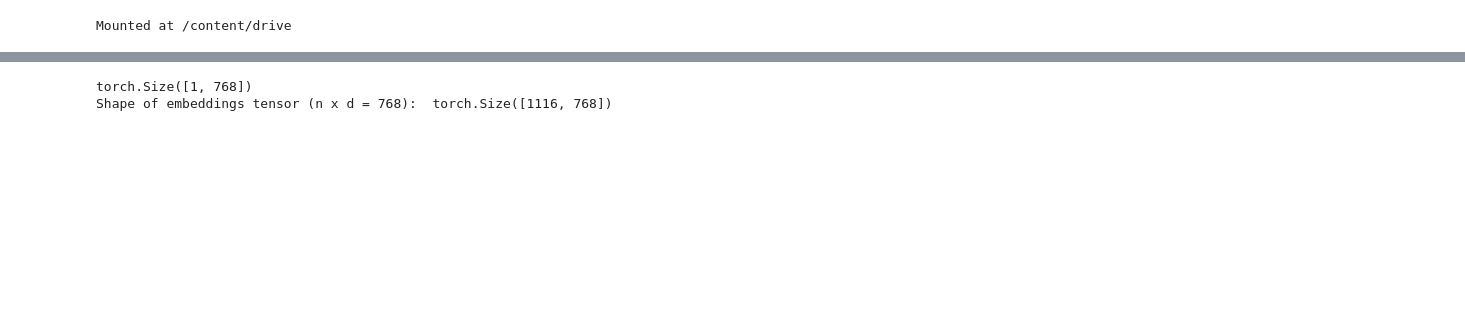
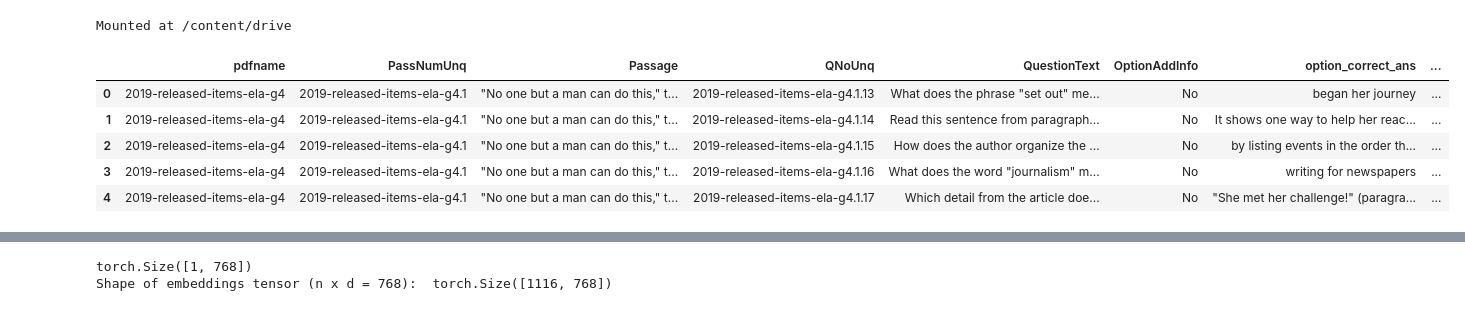
Before and after one commit to rkap786/reading_idm, a Jupyter notebook: Python/BERTembedding.ipynb, the cells around one changed output, grey strips where cells are left out. Drawn from its saved outputs; the diff is of its cells as text; code cells hidden in the pictures; blank space fills up the shorter version.

```diff
--- a/Python/BERTembedding.ipynb
+++ b/Python/BERTembedding.ipynb
@@ -18,6 +18,15 @@ drive.mount('/content/drive')
 Mounted at /content/drive
 # %%
 import pandas as pd
-f= pd.read_csv("https://raw.githubusercontent.com/rkap786/reading_idm/main/Data/data_passage_ques_options_pv.csv?token=GHSAT0AAAAAACTDOKWOF4W2DBVQWTBZLQIWZUPDLSA")
+f= pd.read_csv("https://raw.githubusercontent.com/rkap786/reading_idm/main/Data/data_passage_ques_options_pv.csv?token=GHSAT0AAAAAACUWRVQYYN5UD5U4YGR4OQ74ZUSTQQQ")
+# %%
+f.head()
+# %% [output]
+|  | pdfname | PassNumUnq | Passage | QNoUnq | QuestionText | OptionAddInfo | option_correct_ans | ... |
+| 0 | 2019-released-items-ela-g4 | 2019-released-items-ela-g4.1 | "No one but a man can do this," t... | 2019-released-items-ela-g4.1.13 | What does the phrase "set out" me... | No | began her journey | ... |
+| 1 | 2019-released-items-ela-g4 | 2019-released-items-ela-g4.1 | "No one but a man can do this," t... | 2019-released-items-ela-g4.1.14 | Read this sentence from paragraph... | No | It shows one way to help her reac... | ... |
+| 2 | 2019-released-items-ela-g4 | 2019-released-items-ela-g4.1 | "No one but a man can do this," t... | 2019-released-items-ela-g4.1.15 | How does the author organize the ... | No | by listing events in the order th... | ... |
+| 3 | 2019-released-items-ela-g4 | 2019-released-items-ela-g4.1 | "No one but a man can do this," t... | 2019-released-items-ela-g4.1.16 | What does the word "journalism" m... | No | writing for newspapers | ... |
+| 4 | 2019-released-items-ela-g4 | 2019-released-items-ela-g4.1 | "No one but a man can do this," t... | 2019-released-items-ela-g4.1.17 | Which detail from the article doe... | No | "She met her challenge!" (paragra... | ... |
 # %%
 question= f['QuestionText']
```
Also changed, not shown: parts of 6 cells of this notebook, 13 other files.
